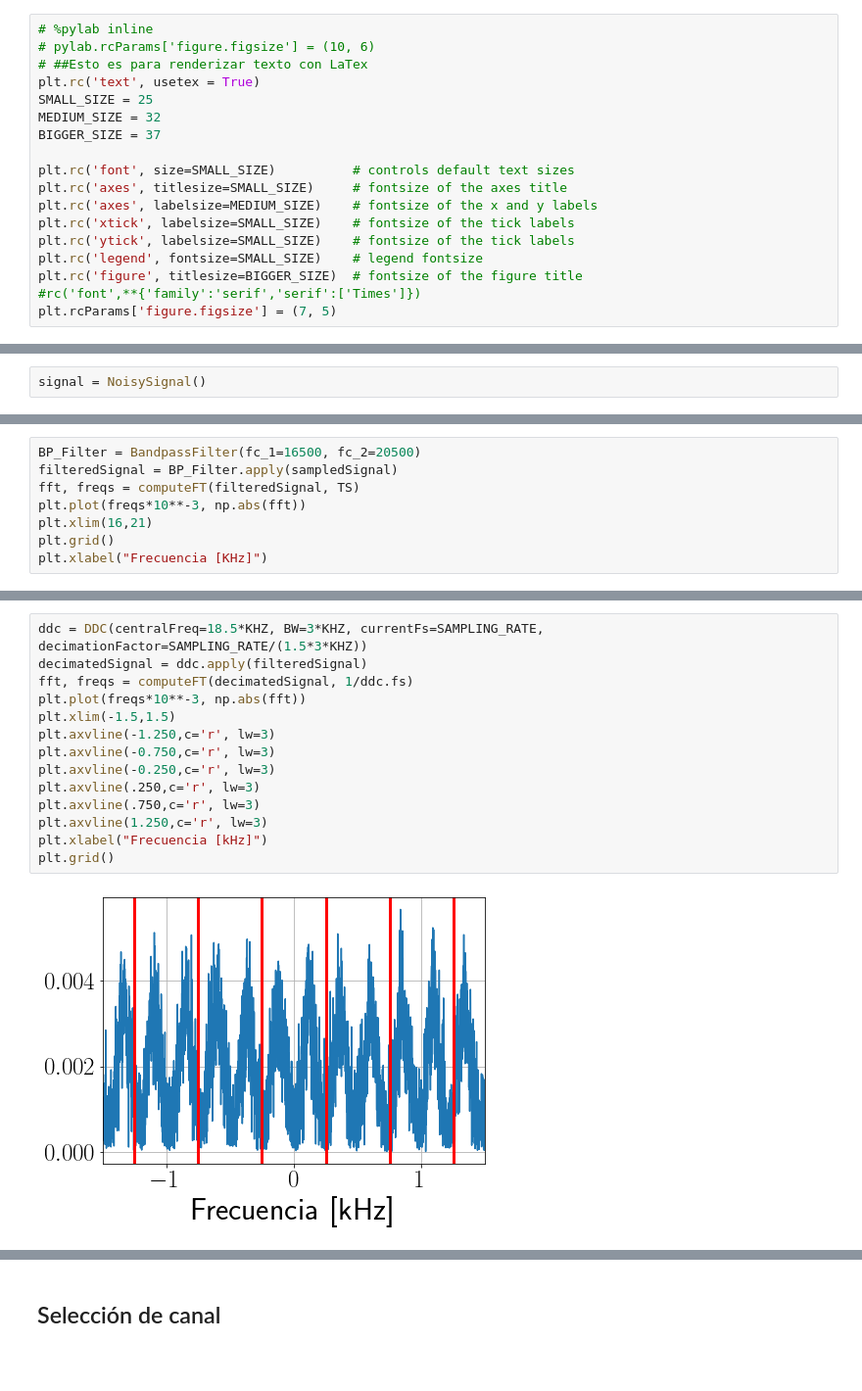
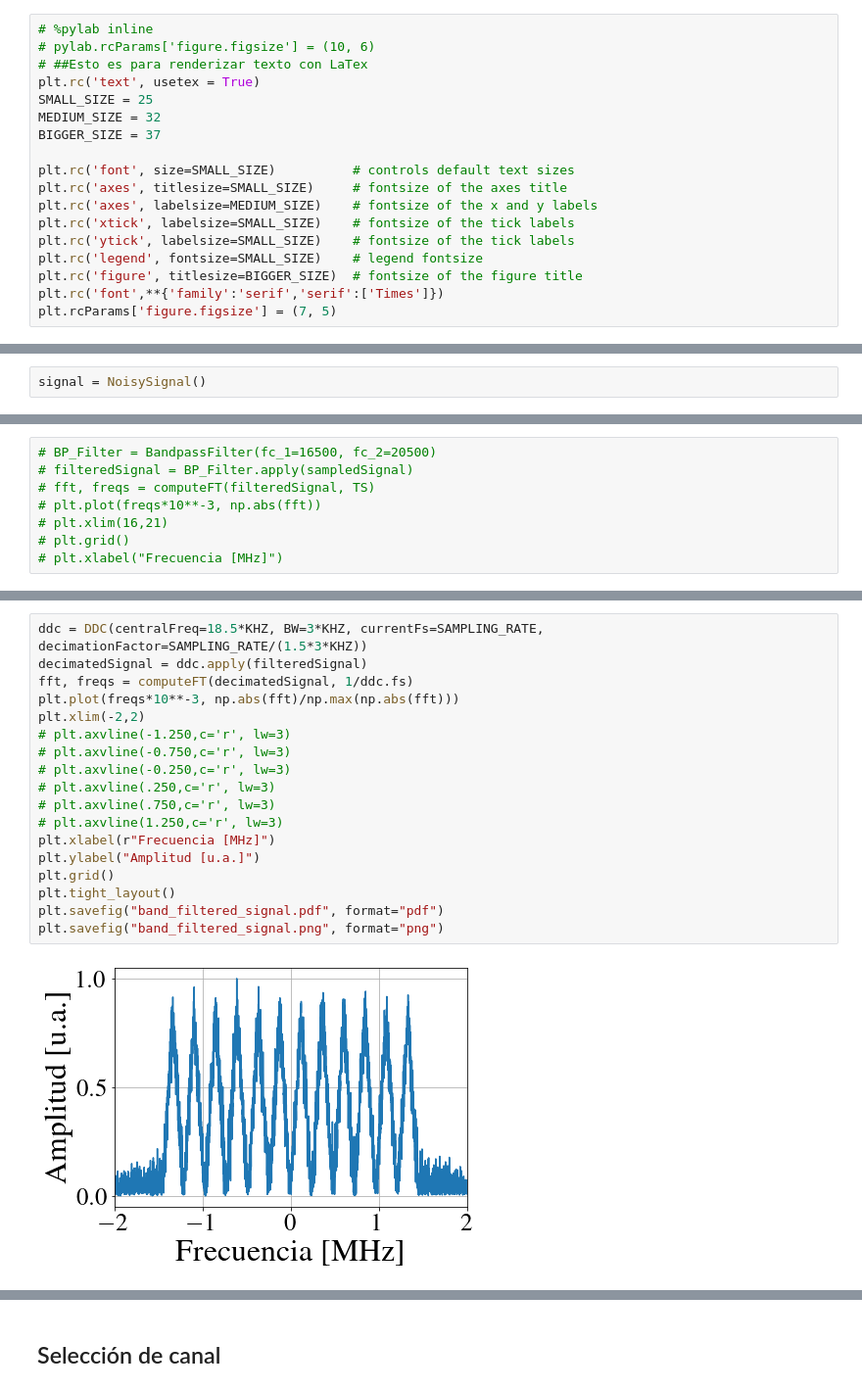
Before and after one commit to Fran-Mark/PI, a Jupyter notebook: Simulaciones/Preprocesamiento/preprocesamiento.ipynb, the cells around one changed output, grey strips where cells are left out. Shown at 98% size. Cells and saved outputs as stored; diff of their text form; blank space fills up the shorter version.

Commit message:
Fix imagenes planteamiento del receptor

```diff
--- a/Simulaciones/Preprocesamiento/preprocesamiento.ipynb
+++ b/Simulaciones/Preprocesamiento/preprocesamiento.ipynb
@@ -18,7 +18,7 @@ plt.rc('xtick', labelsize=SMALL_SIZE)    # fontsize of the tick labels
 plt.rc('ytick', labelsize=SMALL_SIZE)    # fontsize of the tick labels
 plt.rc('legend', fontsize=SMALL_SIZE)    # legend fontsize
 plt.rc('figure', titlesize=BIGGER_SIZE)  # fontsize of the figure title
-#rc('font',**{'family':'serif','serif':['Times']})
+plt.rc('font',**{'family':'serif','serif':['Times']})
 plt.rcParams['figure.figsize'] = (7, 5)
 # %% [markdown]
 Constantes:
@@ -249,9 +246,9 @@ Text(0.5, 0, 'Frecuencia [MHz]')
 # %%
-BP_Filter = BandpassFilter(fc_1=16500, fc_2=20500)
-filteredSignal = BP_Filter.apply(sampledSignal)
-fft, freqs = computeFT(filteredSignal, TS)
-plt.plot(freqs*10**-3, np.abs(fft))
-plt.xlim(16,21)
-plt.grid()
-plt.xlabel("Frecuencia [KHz]")
+# BP_Filter = BandpassFilter(fc_1=16500, fc_2=20500)
+# filteredSignal = BP_Filter.apply(sampledSignal)
+# fft, freqs = computeFT(filteredSignal, TS)
+# plt.plot(freqs*10**-3, np.abs(fft))
+# plt.xlim(16,21)
+# plt.grid()
+# plt.xlabel("Frecuencia [MHz]")
 # %% [output]
@@ -260,16 +257,20 @@ Text(0.5, 0, 'Frecuencia [KHz]')
 # %%
 ddc = DDC(centralFreq=18.5*KHZ, BW=3*KHZ, currentFs=SAMPLING_RATE, decimationFactor=SAMPLING_RATE/(1.5*3*KHZ))
 decimatedSignal = ddc.apply(filteredSignal)
 fft, freqs = computeFT(decimatedSignal, 1/ddc.fs)
-plt.plot(freqs*10**-3, np.abs(fft))
-plt.xlim(-1.5,1.5)
-plt.axvline(-1.250,c='r', lw=3)
-plt.axvline(-0.750,c='r', lw=3)
-plt.axvline(-0.250,c='r', lw=3)
-plt.axvline(.250,c='r', lw=3)
-plt.axvline(.750,c='r', lw=3)
-plt.axvline(1.250,c='r', lw=3)
-plt.xlabel("Frecuencia [kHz]")
+plt.plot(freqs*10**-3, np.abs(fft)/np.max(np.abs(fft)))
+plt.xlim(-2,2)
+# plt.axvline(-1.250,c='r', lw=3)
+# plt.axvline(-0.750,c='r', lw=3)
+# plt.axvline(-0.250,c='r', lw=3)
+# plt.axvline(.250,c='r', lw=3)
+# plt.axvline(.750,c='r', lw=3)
+# plt.axvline(1.250,c='r', lw=3)
+plt.xlabel(r"Frecuencia [MHz]")
+plt.ylabel("Amplitud [u.a.]")
 plt.grid()
+plt.tight_layout()
+plt.savefig("band_filtered_signal.pdf", format="pdf")
+plt.savefig("band_filtered_signal.png", format="png")
 # %% [output]
-[figure, old version]
+[figure, new version]
```
Also changed, not shown: parts of 7 cells of this notebook, 1 other file.
